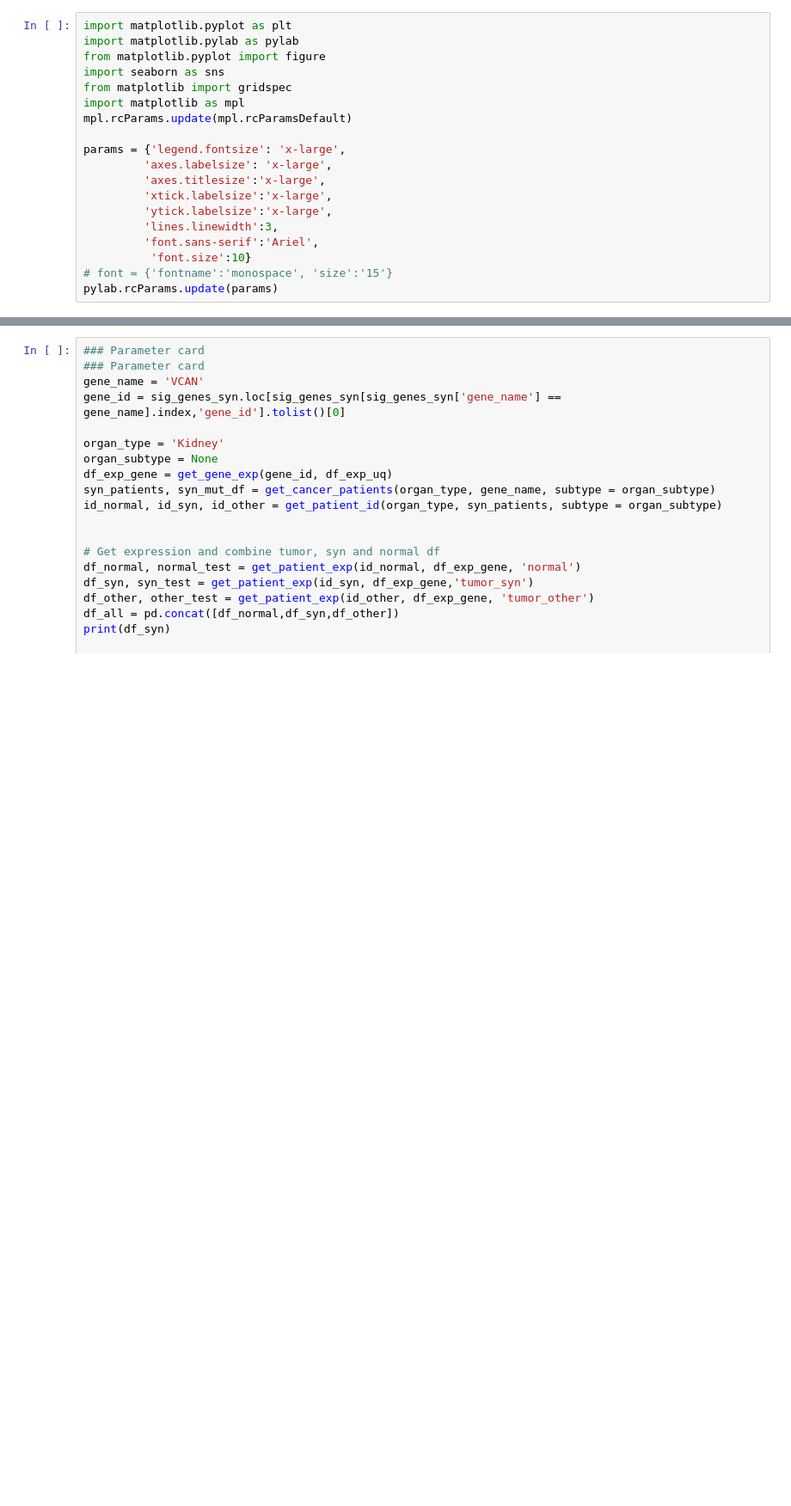
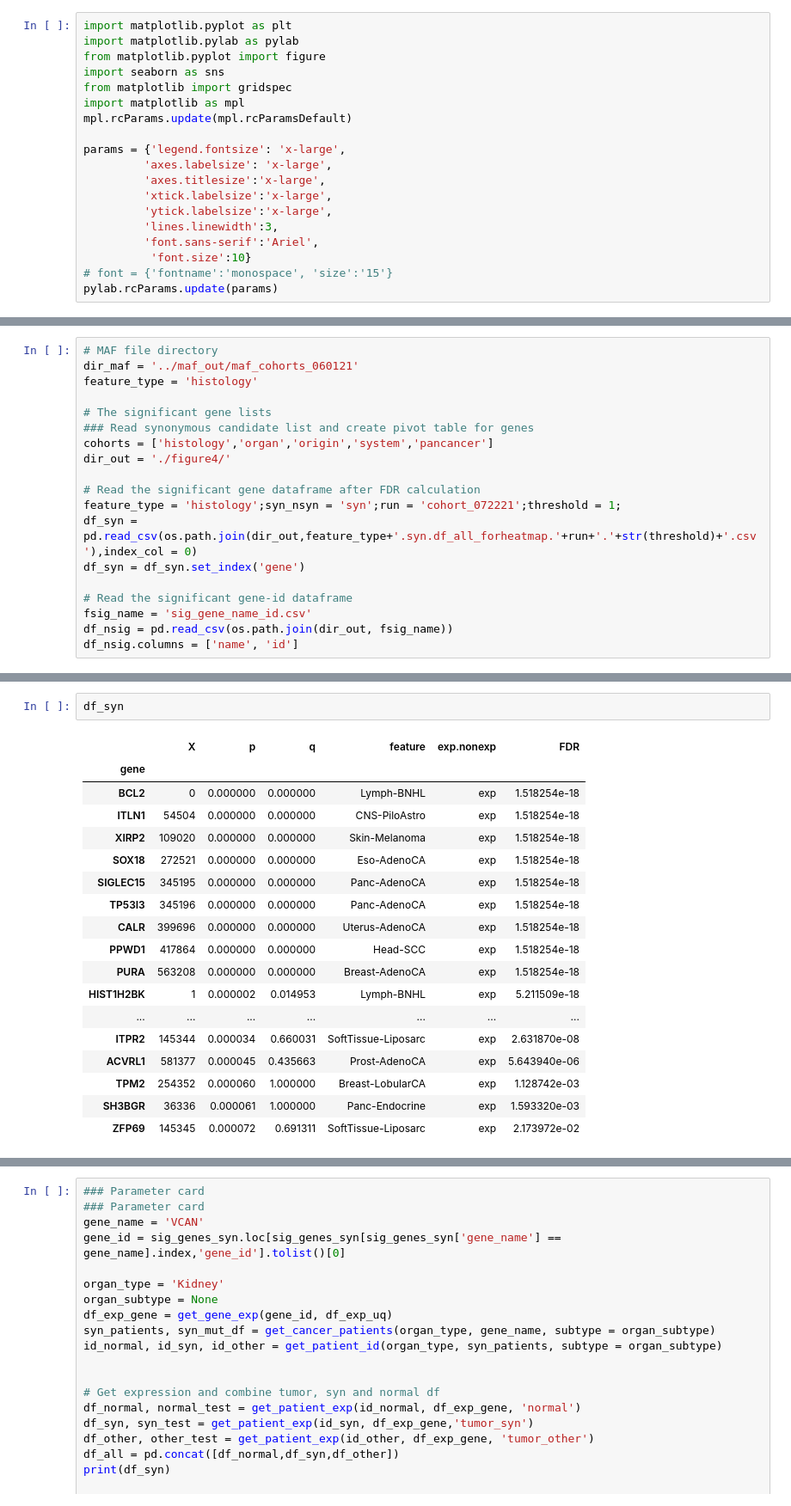
Before and after one commit to ryy1221/MutSigCVsyn, a Jupyter notebook: notebook/17-figure6_exp_stat_test.ipynb, the cells around one changed output, grey strips where cells are left out. Shown at 86% size. Saved outputs shown, nothing was run; the diff lists cells and outputs as text; blank space fills up the shorter version.

```diff
--- a/notebook/17-figure6_exp_stat_test.ipynb
+++ b/notebook/17-figure6_exp_stat_test.ipynb
@@ -128,0 +41,19 @@ sig_genes_syn.columns = ['gene_name','gene_id']
+# %%
+# MAF file directory
+dir_maf = '../maf_out/maf_cohorts_060121'
+feature_type = 'histology'
+
+# The significant gene lists
+### Read synonymous candidate list and create pivot table for genes
+cohorts = ['histology','organ','origin','system','pancancer']
+dir_out = './figure4/'
+
+# Read the significant gene dataframe after FDR calculation
+feature_type = 'histology';syn_nsyn = 'syn';run = 'cohort_072221';threshold = 1;
+df_syn = pd.read_csv(os.path.join(dir_out,feature_type+'.syn.df_all_forheatmap.'+run+'.'+str(threshold)+'.csv'),index_col = 0)
+df_syn = df_syn.set_index('gene')
+
+# Read the significant gene-id dataframe
+fsig_name = 'sig_gene_name_id.csv'
+df_nsig = pd.read_csv(os.path.join(dir_out, fsig_name))
+df_nsig.columns = ['name', 'id']
@@ -129 +98,22 @@ sig_genes_syn.columns = ['gene_name','gene_id']
+# %%
+df_syn
+# %% [output]
+|  | X | p | q | feature | exp.nonexp | FDR |
+| gene |  |  |  |  |  |  |
+| BCL2 | 0 | 0.000000 | 0.000000 | Lymph-BNHL | exp | 1.518254e-18 |
+| ITLN1 | 54504 | 0.000000 | 0.000000 | CNS-PiloAstro | exp | 1.518254e-18 |
+| XIRP2 | 109020 | 0.000000 | 0.000000 | Skin-Melanoma | exp | 1.518254e-18 |
+| SOX18 | 272521 | 0.000000 | 0.000000 | Eso-AdenoCA | exp | 1.518254e-18 |
+| SIGLEC15 | 345195 | 0.000000 | 0.000000 | Panc-AdenoCA | exp | 1.518254e-18 |
+| TP53I3 | 345196 | 0.000000 | 0.000000 | Panc-AdenoCA | exp | 1.518254e-18 |
+| CALR | 399696 | 0.000000 | 0.000000 | Uterus-AdenoCA | exp | 1.518254e-18 |
+| PPWD1 | 417864 | 0.000000 | 0.000000 | Head-SCC | exp | 1.518254e-18 |
+| PURA | 563208 | 0.000000 | 0.000000 | Breast-AdenoCA | exp | 1.518254e-18 |
+| HIST1H2BK | 1 | 0.000002 | 0.014953 | Lymph-BNHL | exp | 5.211509e-18 |
+| ... | ... | ... | ... | ... | ... | ... |
+| ITPR2 | 145344 | 0.000034 | 0.660031 | SoftTissue-Liposarc | exp | 2.631870e-08 |
+| ACVRL1 | 581377 | 0.000045 | 0.435663 | Prost-AdenoCA | exp | 5.643940e-06 |
+| TPM2 | 254352 | 0.000060 | 1.000000 | Breast-LobularCA | exp | 1.128742e-03 |
+| SH3BGR | 36336 | 0.000061 | 1.000000 | Panc-Endocrine | exp | 1.593320e-03 |
+| ZFP69 | 145345 | 0.000072 | 0.691311 | SoftTissue-Liposarc | exp | 2.173972e-02 |
 # %%
```
Also changed, not shown: parts of 15 cells of this notebook, 1 other file.
